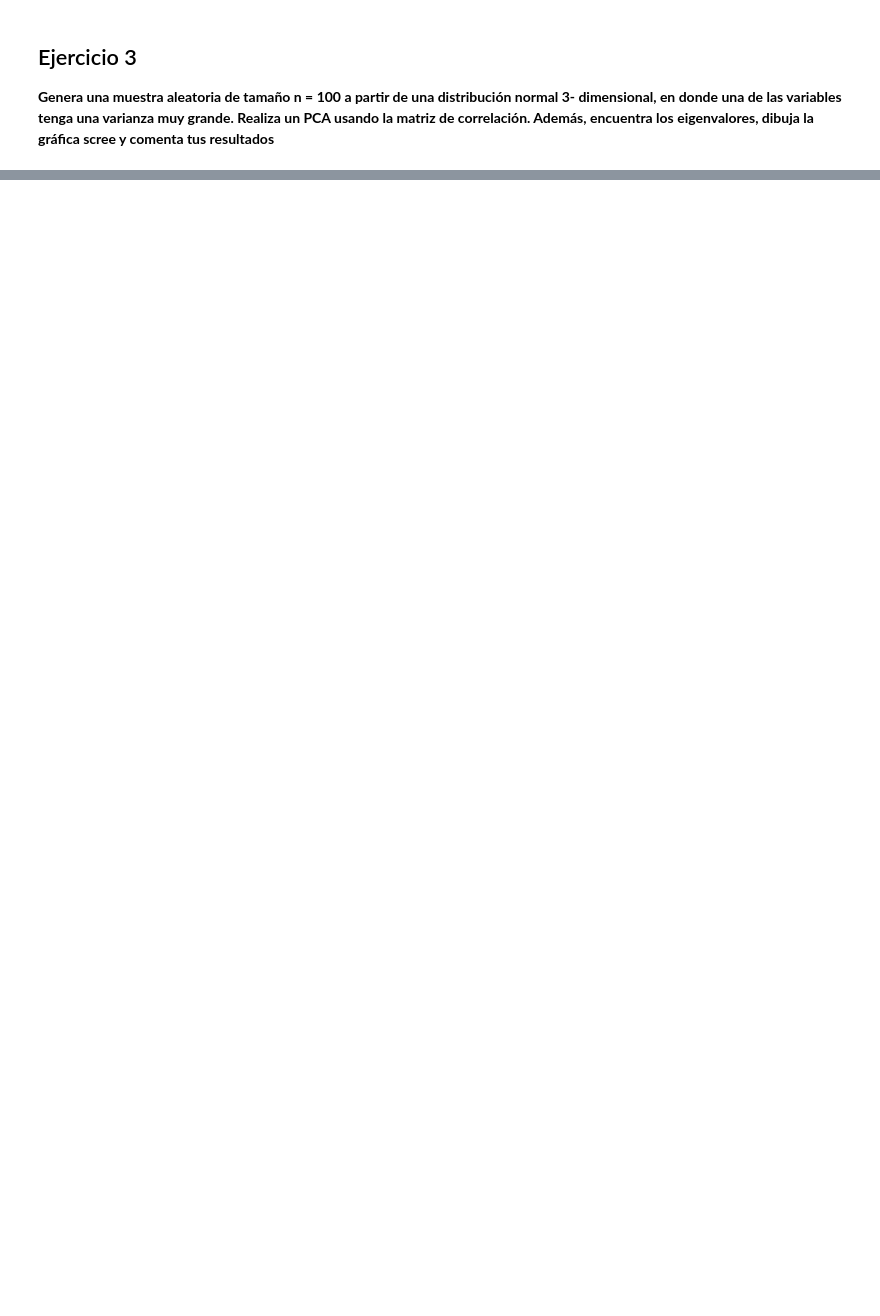
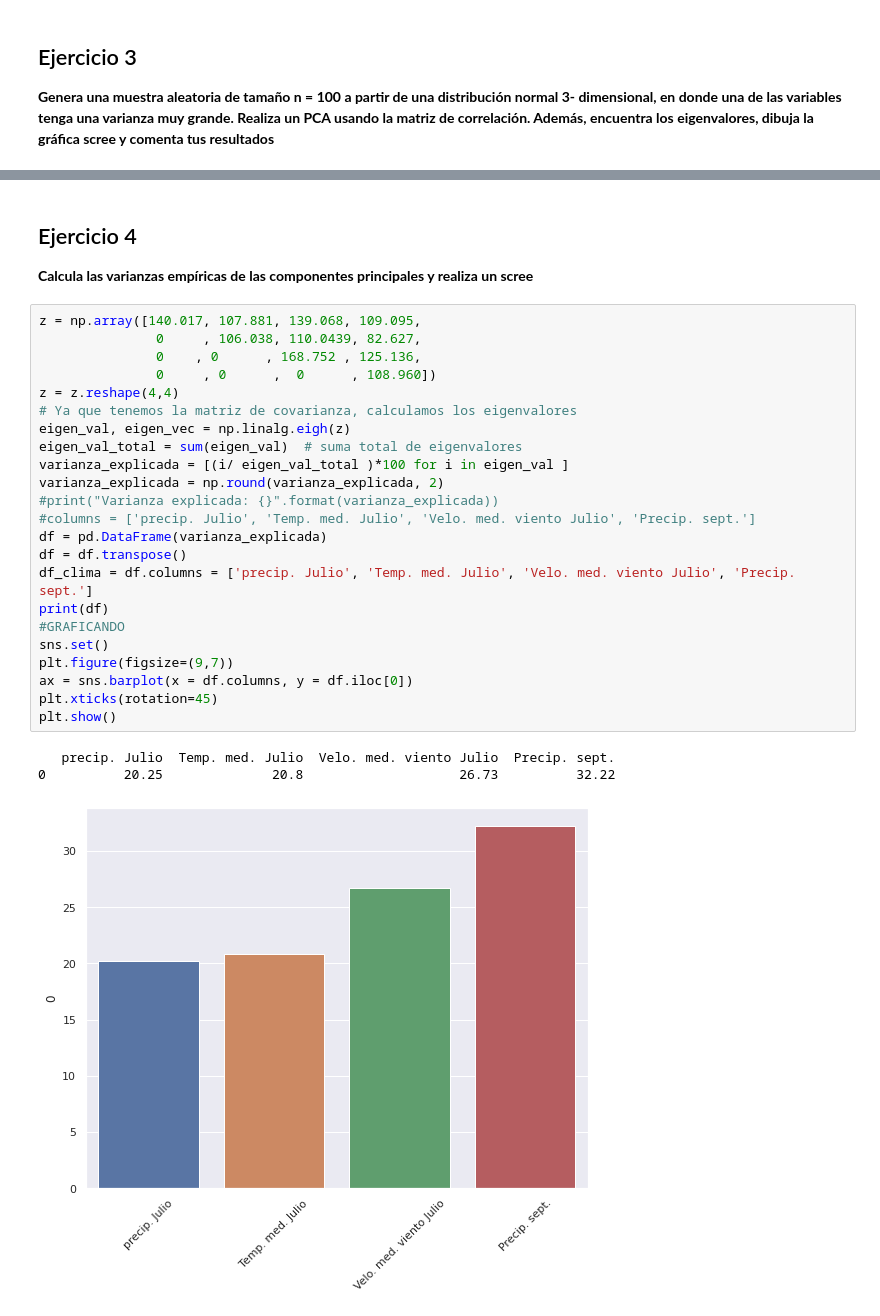
Before and after one commit to ADRIANVM117/proyectos_propios, a Jupyter notebook: actuaria/estadistica_multi/tarea_1_PCA.ipynb, the cells around one changed output, grey strips where cells are left out. Saved outputs shown, nothing was run; the diff lists cells and outputs as text; blank space fills up the shorter version.

```diff
--- a/actuaria/estadistica_multi/tarea_1_PCA.ipynb
+++ b/actuaria/estadistica_multi/tarea_1_PCA.ipynb
@@ -213,0 +214,30 @@ sns.scatterplot(data = principal_df , x = 'PC1',y = 'PC2'  , s = 60 , palette= '
+# %% [markdown]
+## Ejercicio 4
+<b>  Calcula las varianzas empíricas de las componentes principales y realiza un scree </b>
+# %%
+z = np.array([140.017, 107.881, 139.068, 109.095,
+               0     , 106.038, 110.0439, 82.627,
+               0    , 0      , 168.752 , 125.136,
+               0     , 0      ,  0      , 108.960])
+z = z.reshape(4,4)
+# Ya que tenemos la matriz de covarianza, calculamos los eigenvalores
+eigen_val, eigen_vec = np.linalg.eigh(z)
+eigen_val_total = sum(eigen_val)  # suma total de eigenvalores
+varianza_explicada = [(i/ eigen_val_total )*100 for i in eigen_val ]
+varianza_explicada = np.round(varianza_explicada, 2)
+#print("Varianza explicada: {}".format(varianza_explicada))
+#columns = ['precip. Julio', 'Temp. med. Julio', 'Velo. med. viento Julio', 'Precip. sept.']
+df = pd.DataFrame(varianza_explicada)
+df = df.transpose()
+df_clima = df.columns = ['precip. Julio', 'Temp. med. Julio', 'Velo. med. viento Julio', 'Precip. sept.']
+print(df)
+#GRAFICANDO
+sns.set()
+plt.figure(figsize=(9,7))
+ax = sns.barplot(x = df.columns, y = df.iloc[0])
+plt.xticks(rotation=45)
+plt.show()
+# %% [output]
+   precip. Julio  Temp. med. Julio  Velo. med. viento Julio  Precip. sept.
+0          20.25              20.8                    26.73          32.22
+[figure, added]
```
Also changed, not shown: parts of 7 cells of this notebook.
